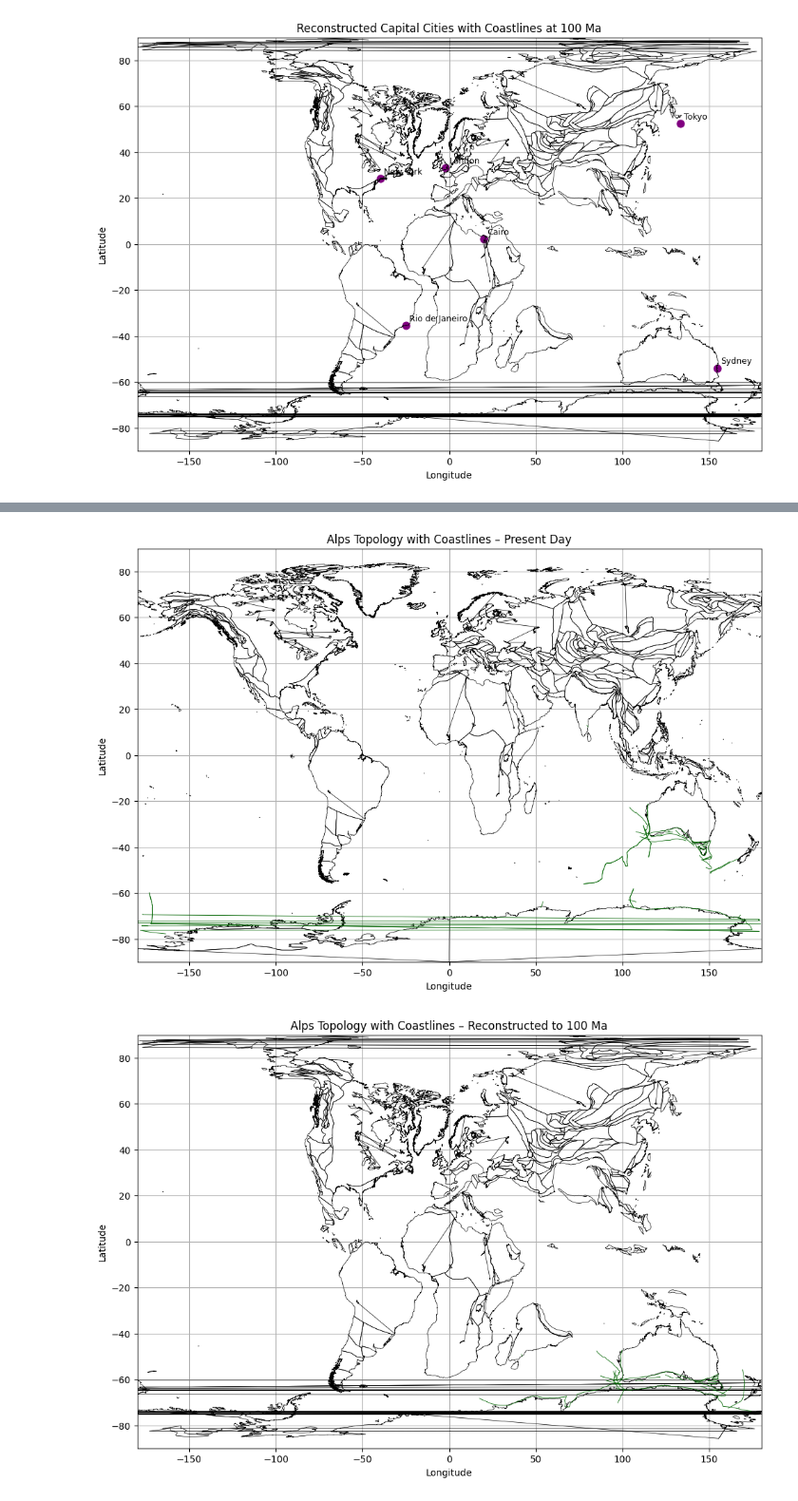
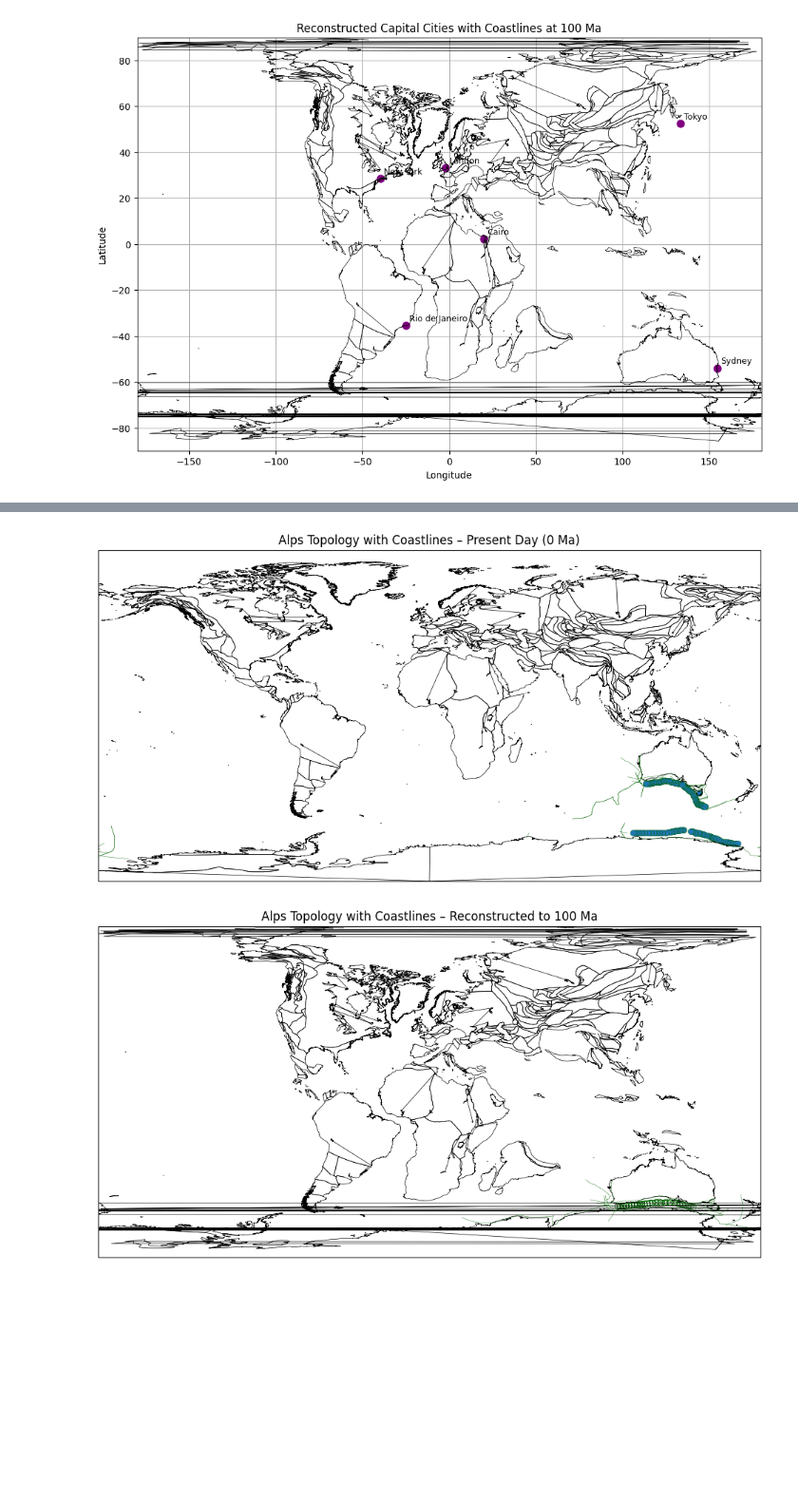
Before and after one commit to nila-fernando/gplately-documentation, a Jupyter notebook: tutorials/basics/04-plot-vector-data.ipynb, the cells around one changed output, grey strips where cells are left out. Shown at 95% size. Drawn from its saved outputs; the diff is of its cells as text; code cells hidden in the pictures; blank space fills up the shorter version.

```diff
--- a/tutorials/basics/04-plot-vector-data.ipynb
+++ b/tutorials/basics/04-plot-vector-data.ipynb
@@ -367,14 +352,6 @@ This lets us see what the plate boundaries and continents likely looked like at
 # %%
 # --- Path to your GPML topology file ---
 gpml_path = "../../data/Muller_etal_2019_PlateMotionModel_v2.0_Tectonics/Australia_Antarctica_Mesh_Topologies_2019_v2.gpml"
-
-# --- Common plot settings ---
-figsize = (12, 8)
-topology_color = 'darkgreen'
-coastline_color = 'black'
-line_width = 0.6
-xlim = (-180, 180)
-ylim = (-90, 90)
 
 # --- Load the GPML file as a FeatureCollection ---
 topology_features = pygplates.FeatureCollection(gpml_path)
@@ -388,63 +365,52 @@ def plot_coastlines(ax, time):
     for feature in reconstructed_coastlines:
         geom = feature.get_reconstructed_geometry()
         if geom and hasattr(geom, 'to_lat_lon_array'):
             coords = geom.to_lat_lon_array()
             lons = coords[:, 1]
             lats = coords[:, 0]
             ax.plot(lons, lats, color=coastline_color, linewidth=0.5)
 
+
 # --- PLOT 1: Present Day (0 Ma) ---
-fig, ax = plt.subplots(figsize=figsize)
+fig, ax = plt.subplots(figsize=(12, 8), subplot_kw={'projection': ccrs.PlateCarree()})
 
-# Plot coastlines (present day)
-plot_coastlines(ax, time=0)
+plot_coastlines(ax, time=0)  # Plot present-day coastlines
 
-# Plot topology features (present day, no reconstruction)
-for feature in topology_features:
-    geometry = feature.get_geometry()
-    if geometry and hasattr(geometry, 'to_lat_lon_array'):
-        coords = geometry.to_lat_lon_array()
-        lons = coords[:, 1]
-        lats = coords[:, 0]
-        ax.plot(lons, lats, color=topology_color, linewidth=line_width)
+# Plot present-day coastlines using PlotTopologies object
+gplot.plot_feature(
+    ax,
+    topology_features,
+    color='darkgreen',
+    linewidth=0.3
+)
 
-ax.set_xlim(xlim)
-ax.set_ylim(ylim)
-ax.set_xlabel("Longitude")
-ax.set_ylabel("Latitude")
-ax.set_title("Alps Topology with Coastlines – Present Day")
-ax.grid(True)
+plt.title('Alps Topology with Coastlines – Present Day (0 Ma)')
 plt.show()
 
+
 # --- PLOT 2: Reconstructed to 100 Ma ---
-fig, ax = plt.subplots(figsize=figsize)
+fig, ax = plt.subplots(figsize=(12, 8), subplot_kw={'projection': ccrs.PlateCarree()})
 
 # Plot reconstructed coastlines
 plot_coastlines(ax, time=time_ma)
 
 # Reconstruct topology features to 100 Ma
 reconstructed_topology = model.reconstruct(
     topology_features,
     to_time=time_ma,   # Time = 100 Ma (from setup above)
     anchor_plate_id=model.anchor_plate_id
 )
 
 # Plot reconstructed topology
-for feature in reconstructed_topology:
-    geometry = feature.get_reconstructed_geometry()
-    if geometry and hasattr(geometry, 'to_lat_lon_array'):
-        coords = geometry.to_lat_lon_array()
-        lons = coords[:, 1]
-        lats = coords[:, 0]
-        ax.plot(lons, lats, color=topology_color, linewidth=line_width)
+gplot.plot_feature(
+    ax,
+    reconstructed_topology,
+    color='darkgreen',
+    linewidth=0.3
+)
 
-ax.set_xlim(xlim)
-ax.set_ylim(ylim)
-ax.set_xlabel("Longitude")
-ax.set_ylabel("Latitude")
-ax.set_title(f"Alps Topology with Coastlines – Reconstructed to {time_ma} Ma")
-ax.grid(True)
+plt.title(f'Alps Topology with Coastlines – Reconstructed to {time_ma} Ma')
 plt.show()
 # %% [output]
-[figure, old version]
+[figure, new version]
-[figure, old version]
+[figure, new version]
```
Also changed, not shown: parts of 4 cells of this notebook, 30 other files.
